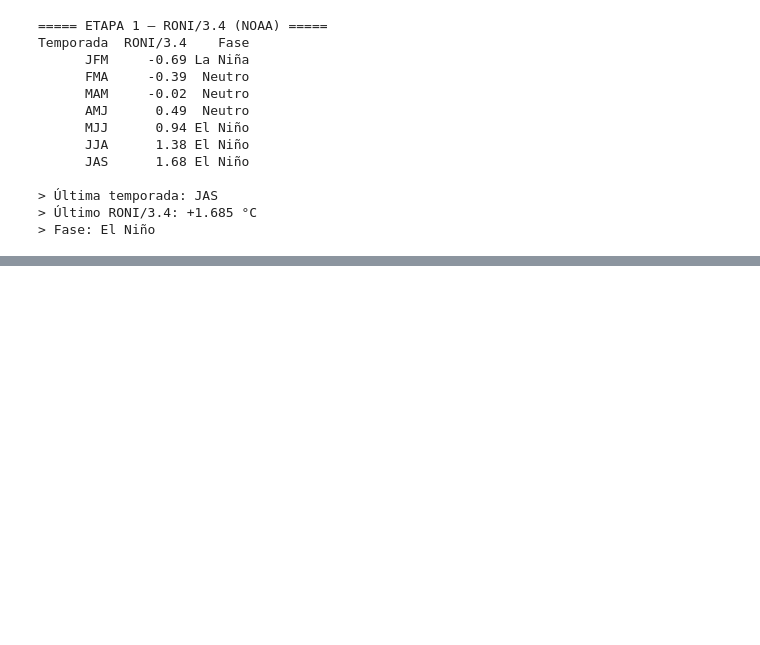
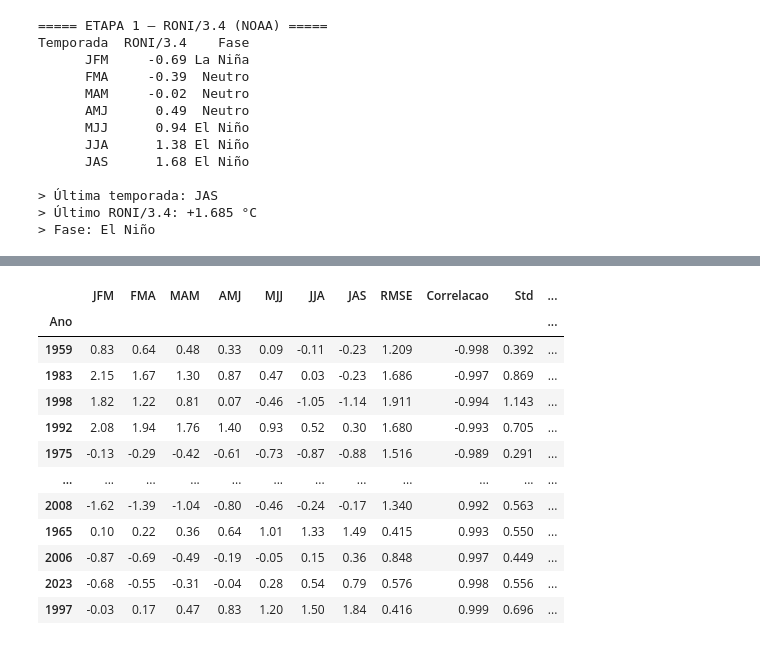
Before and after one commit to anselmojsantos/analiseP4Nooa, a Jupyter notebook: Notebookes/nooa.ipynb, the cells around one changed output, grey strips where cells are left out. Cells and saved outputs as stored; diff of their text form; code cells hidden in the pictures; blank space fills up the shorter version.

```diff
--- a/Notebookes/nooa.ipynb
+++ b/Notebookes/nooa.ipynb
@@ -482,0 +543,14 @@ regioes_descricao.style.set_properties(
+# %%
+# 15 - Classificação das fases no histórico oficial
+
+def classificar(valor):
+    if valor >= 0.5:
+        return "El Niño"
+    elif valor <= -0.5:
+        return "La Niña"
+    else:
+        return "Neutro"
+
+df_hist_roni["fase"] = df_hist_roni["ANOM"].apply(classificar)
+
+print(df_hist_roni["fase"].value_counts())
@@ -482,0 +668,71 @@ regioes_descricao.style.set_properties(
+# %%
+# ============================================================
+# 18 Cálculo detalhado das métricas de similaridade
+# ============================================================
+ordem_seas = ["JFM", "FMA", "MAM", "AMJ", "MJJ", "JJA", "JAS"]
+
+# ============================================================
+# 1. Alvo: sequência de 2026 (ordenada corretamente)
+# ============================================================
+alvo = (
+    df_roni
+    .set_index("Temporada")
+    .reindex(ordem_seas)["RONI/3.4"]
+    .values
+)
+
+print("Alvo (2026):")
+for t, v in zip(ordem_seas, alvo):
+    print(f"  {t}: {v:+.3f}")
+
+# ============================================================
+# 2. Histórico oficial — janelas JFM..JAS por ano
+# ============================================================
+historicos = {}
+for ano, grupo in df_hist_roni.groupby("YR"):
+    if ano == 2026:            # pular o ano alvo
+        continue
+    g = grupo.set_index("SEAS").reindex(ordem_seas)
+    if g["ANOM"].notna().all():
+        historicos[ano] = g["ANOM"].values
+
+print(f"\nAnos com janela completa JFM–JAS: {len(historicos)}")
+
+# ============================================================
+# 3. Métricas de similaridade
+# ============================================================
+resultados = []
+for ano, seq in historicos.items():
+    rmse = float(np.sqrt(np.mean((seq - alvo) ** 2)))
+    corr = float(np.corrcoef(seq, alvo)[0, 1])
+
+    # Diagnósticos extras
+    std       = float(np.std(seq, ddof=1))              # variabilidade interna
+    amplitude = float(seq.max() - seq.min())            # range total
+    trim_divergente = int(sum(abs(s - a) > 0.5 for s, a in zip(seq, alvo)))  # trimestres com grande divergência
+
+    resultados.append({
+        "Ano": ano,
+        **{t: round(v, 2) for t, v in zip(ordem_seas, seq)},
+        "RMSE": round(rmse, 3),
+        "Correlacao": round(corr, 3),
+        "Std": round(std, 3),
+        "Amplitude": round(amplitude, 3),
+        "trim_divergente": trim_divergente,
+    })
+
+df_rank = (
+    pd.DataFrame(resultados)
+    .sort_values("RMSE")
+    .reset_index(drop=True)
+)
+
+# ============================================================
+# 4. Visualização
+# ============================================================
+print("\n===== TOP 10 ANOS MAIS PARECIDOS COM 2026 (JFM–JAS) =====")
+print(df_rank.head(10).to_string(index=False))
+
+print("\n===== TODOS OS ANOS (ordenados por Ano) =====")
+df_rank.sort_values("Correlacao").set_index("Ano")
+# %% [output]
@@ -482,0 +756,13 @@ regioes_descricao.style.set_properties(
+|  | JFM | FMA | MAM | AMJ | MJJ | JJA | JAS | RMSE | Correlacao | Std | ... |
+| Ano |  |  |  |  |  |  |  |  |  |  | ... |
+| 1959 | 0.83 | 0.64 | 0.48 | 0.33 | 0.09 | -0.11 | -0.23 | 1.209 | -0.998 | 0.392 | ... |
+| 1983 | 2.15 | 1.67 | 1.30 | 0.87 | 0.47 | 0.03 | -0.23 | 1.686 | -0.997 | 0.869 | ... |
+| 1998 | 1.82 | 1.22 | 0.81 | 0.07 | -0.46 | -1.05 | -1.14 | 1.911 | -0.994 | 1.143 | ... |
+| 1992 | 2.08 | 1.94 | 1.76 | 1.40 | 0.93 | 0.52 | 0.30 | 1.680 | -0.993 | 0.705 | ... |
+| 1975 | -0.13 | -0.29 | -0.42 | -0.61 | -0.73 | -0.87 | -0.88 | 1.516 | -0.989 | 0.291 | ... |
+| ... | ... | ... | ... | ... | ... | ... | ... | ... | ... | ... | ... |
+| 2008 | -1.62 | -1.39 | -1.04 | -0.80 | -0.46 | -0.24 | -0.17 | 1.340 | 0.992 | 0.563 | ... |
+| 1965 | 0.10 | 0.22 | 0.36 | 0.64 | 1.01 | 1.33 | 1.49 | 0.415 | 0.993 | 0.550 | ... |
+| 2006 | -0.87 | -0.69 | -0.49 | -0.19 | -0.05 | 0.15 | 0.36 | 0.848 | 0.997 | 0.449 | ... |
+| 2023 | -0.68 | -0.55 | -0.31 | -0.04 | 0.28 | 0.54 | 0.79 | 0.576 | 0.998 | 0.556 | ... |
+| 1997 | -0.03 | 0.17 | 0.47 | 0.83 | 1.20 | 1.50 | 1.84 | 0.416 | 0.999 | 0.696 | ... |
```
Also changed, not shown: parts of 27 cells of this notebook, 9 other files.
